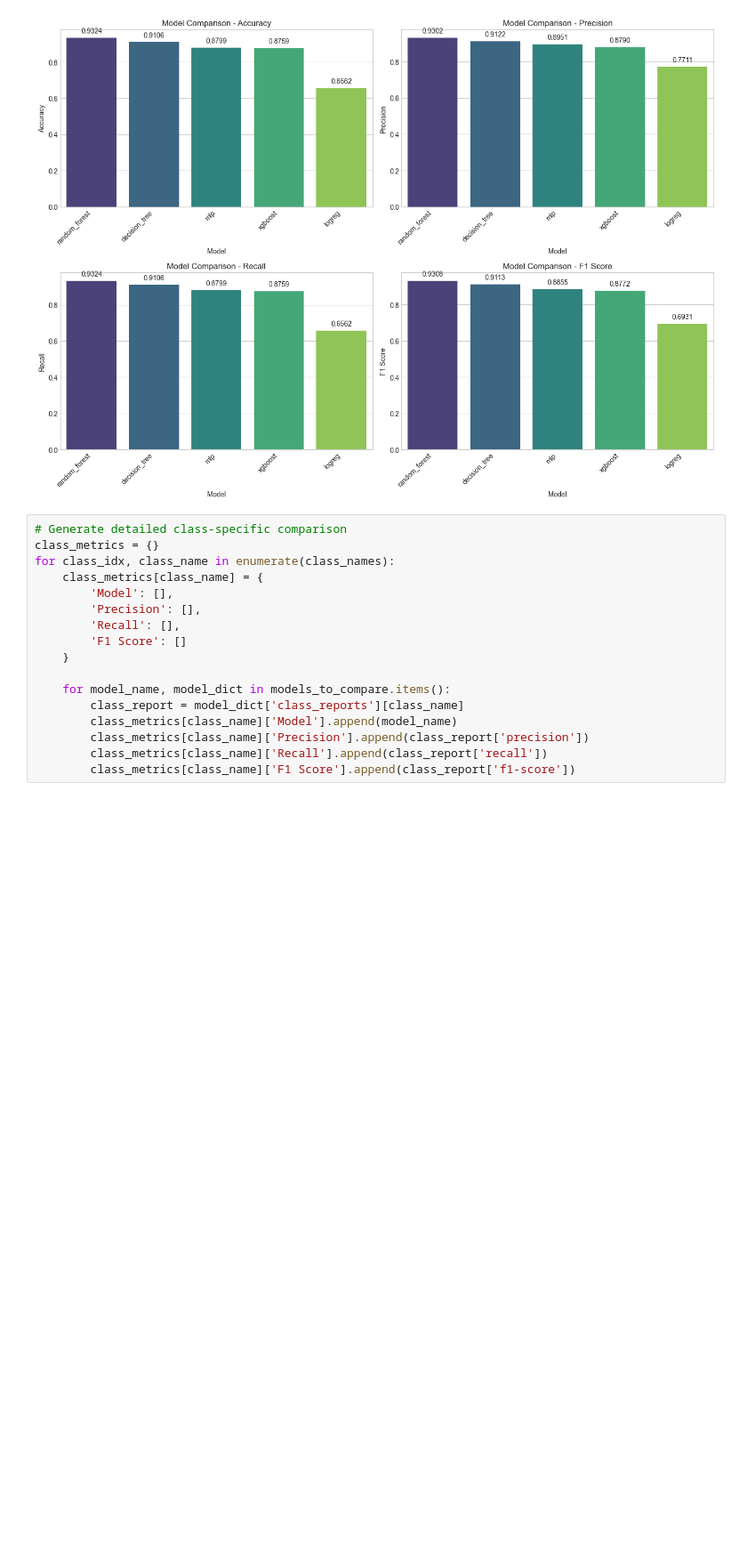
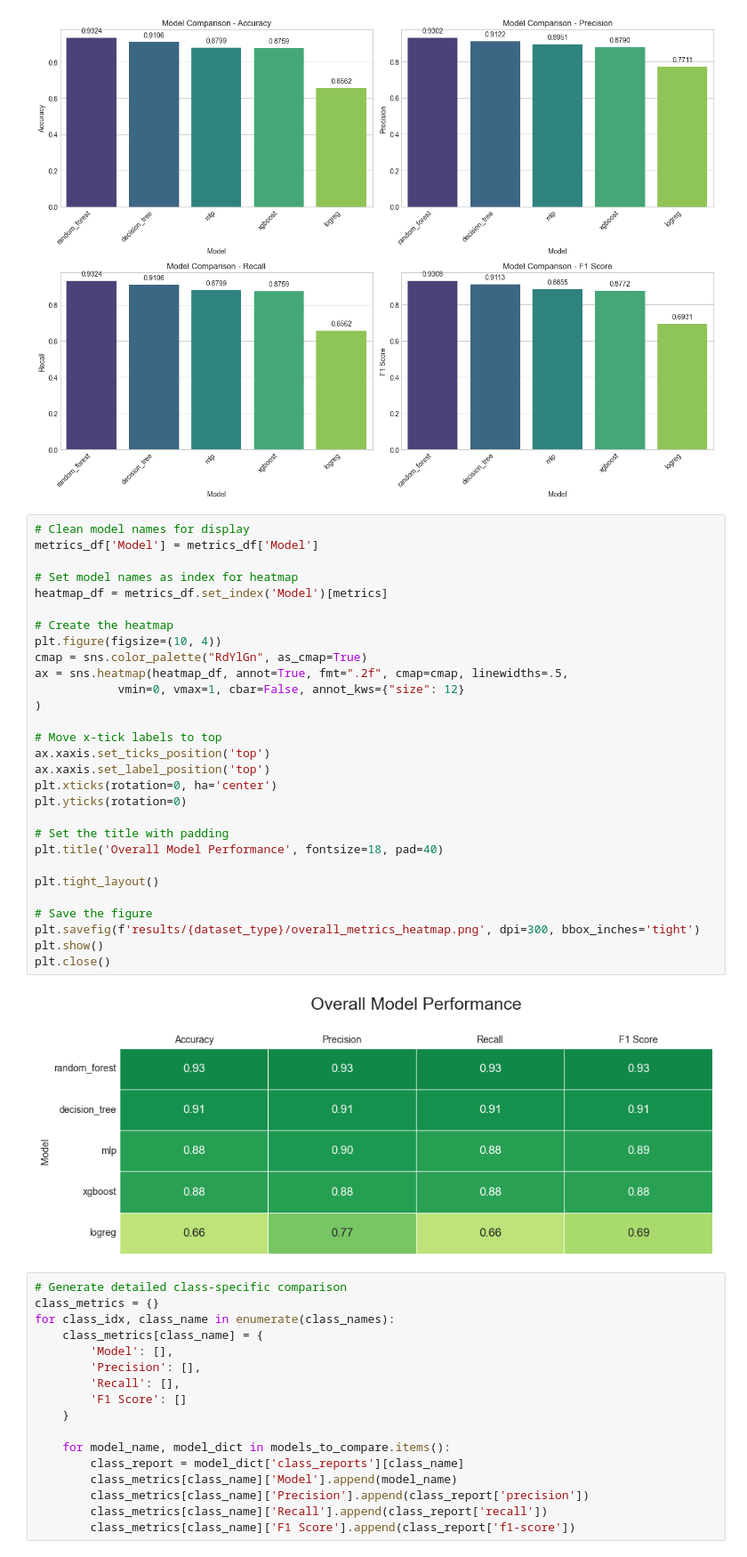
Before and after one commit to PareesaK/Improving-Recall-Effectiveness, a Jupyter notebook: code_library/Modeling.ipynb, the cells around one changed output. Shown at 89% size. Drawn from its saved outputs; the diff is of its cells as text; blank space fills up the shorter version.

Commit message:
added heatmaps

```diff
--- a/code_library/Modeling.ipynb
+++ b/code_library/Modeling.ipynb
@@ -1201,6 +1201,37 @@ plt.show()
 plt.close()
 # %% [output]
 [figure]
+# %%
+# Clean model names for display
+metrics_df['Model'] = metrics_df['Model']
+
+# Set model names as index for heatmap
+heatmap_df = metrics_df.set_index('Model')[metrics]
+
+# Create the heatmap
+plt.figure(figsize=(10, 4))
+cmap = sns.color_palette("RdYlGn", as_cmap=True)
+ax = sns.heatmap(heatmap_df, annot=True, fmt=".2f", cmap=cmap, linewidths=.5,
+            vmin=0, vmax=1, cbar=False, annot_kws={"size": 12}
+)
+
+# Move x-tick labels to top
+ax.xaxis.set_ticks_position('top')
+ax.xaxis.set_label_position('top')
+plt.xticks(rotation=0, ha='center')
+plt.yticks(rotation=0)
+
+# Set the title with padding
+plt.title('Overall Model Performance', fontsize=18, pad=40)
+
+plt.tight_layout()
+
+# Save the figure
+plt.savefig(f'results/{dataset_type}/overall_metrics_heatmap.png', dpi=300, bbox_inches='tight')
+plt.show()
+plt.close()
+# %% [output]
+[figure, added]
 # %%
 # Generate detailed class-specific comparison
 class_metrics = {}
```
Also changed, not shown: parts of 2 cells of this notebook.
